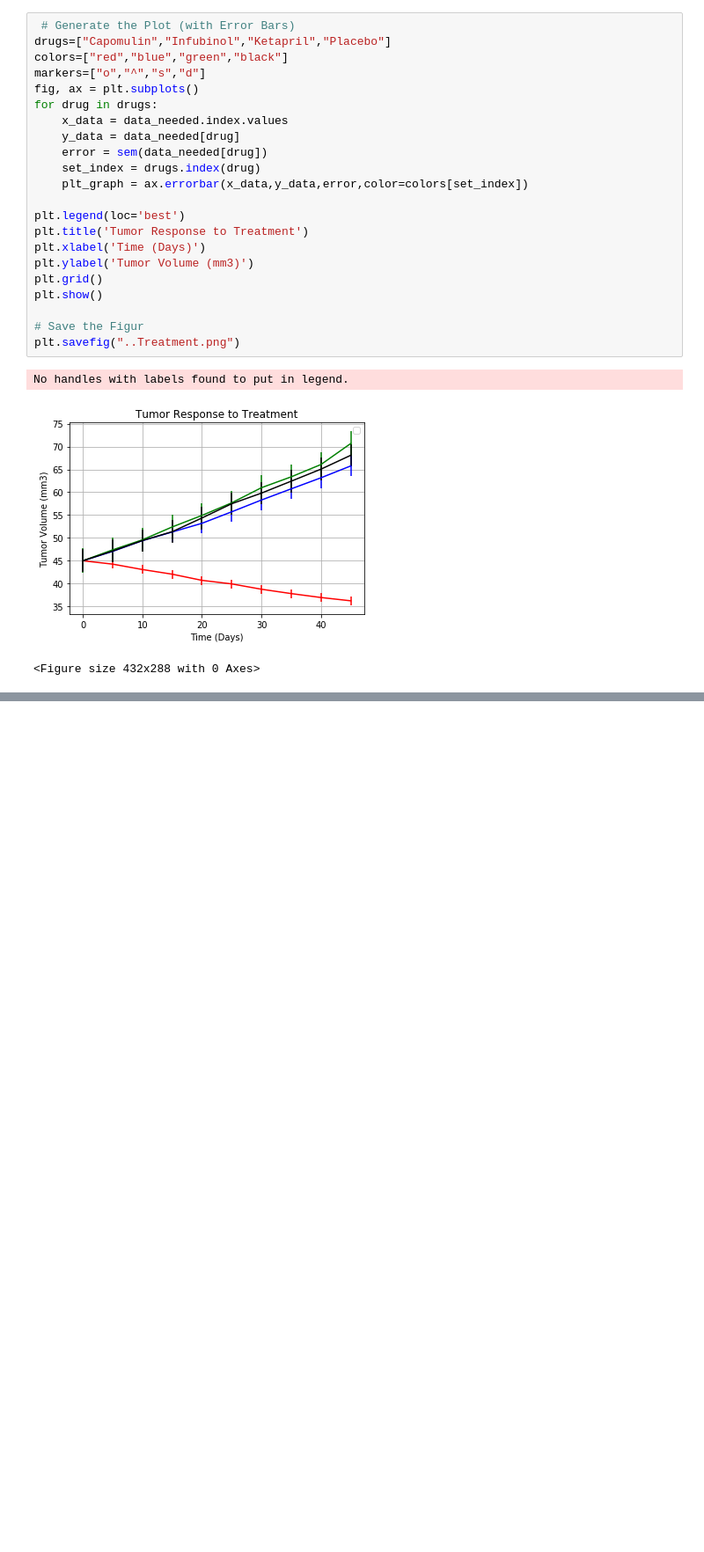
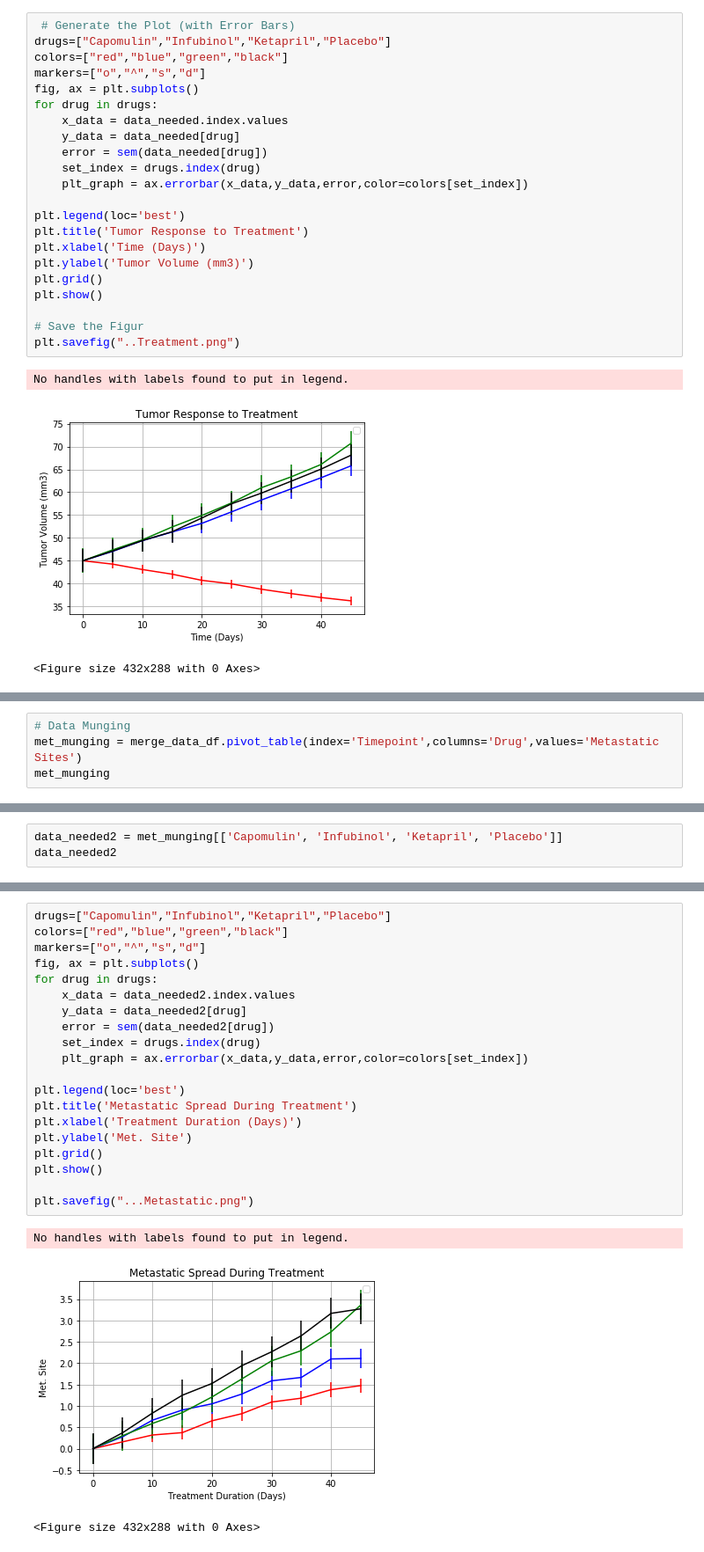
Before and after one commit to laurybenoit/Matplotlib, a Jupyter notebook: Pymaceuticals.ipynb, the cells around one changed output, grey strips where cells are left out. Shown at 88% size. Drawn from its saved outputs; the diff is of its cells as text; blank space fills up the shorter version.

```diff
--- a/Pymaceuticals.ipynb
+++ b/Pymaceuticals.ipynb
@@ -148,0 +160,4 @@ No handles with labels found to put in legend.
+# %%
+# Data Munging
+met_munging = merge_data_df.pivot_table(index='Timepoint',columns='Drug',values='Metastatic Sites')
+met_munging
@@ -148,0 +177,3 @@ No handles with labels found to put in legend.
+# %%
+data_needed2 = met_munging[['Capomulin', 'Infubinol', 'Ketapril', 'Placebo']]
+data_needed2
@@ -148,0 +193,24 @@ No handles with labels found to put in legend.
+# %%
+drugs=["Capomulin","Infubinol","Ketapril","Placebo"]
+colors=["red","blue","green","black"]
+markers=["o","^","s","d"]
+fig, ax = plt.subplots()
+for drug in drugs:
+    x_data = data_needed2.index.values
+    y_data = data_needed2[drug]
+    error = sem(data_needed2[drug])
+    set_index = drugs.index(drug)
+    plt_graph = ax.errorbar(x_data,y_data,error,color=colors[set_index])
+
+plt.legend(loc='best')
+plt.title('Metastatic Spread During Treatment')
+plt.xlabel('Treatment Duration (Days)')
+plt.ylabel('Met. Site')
+plt.grid()
+plt.show()
+
+plt.savefig("...Metastatic.png")
+# %% [output]
+No handles with labels found to put in legend.
+[figure, added]
+<Figure size 432x288 with 0 Axes>
```
Also changed, not shown: parts of 5 cells of this notebook, 3 other files.
